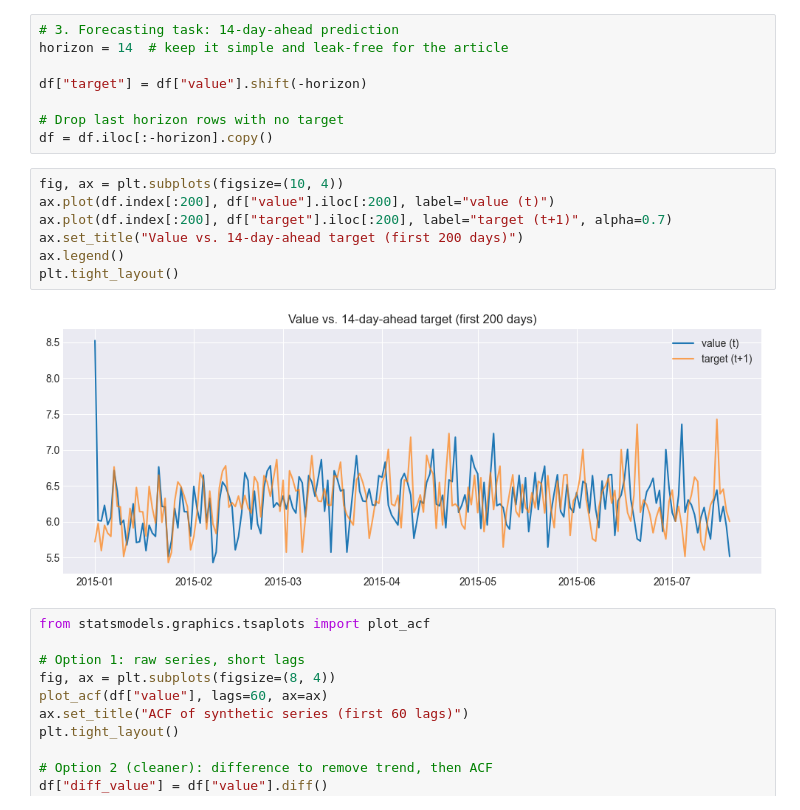
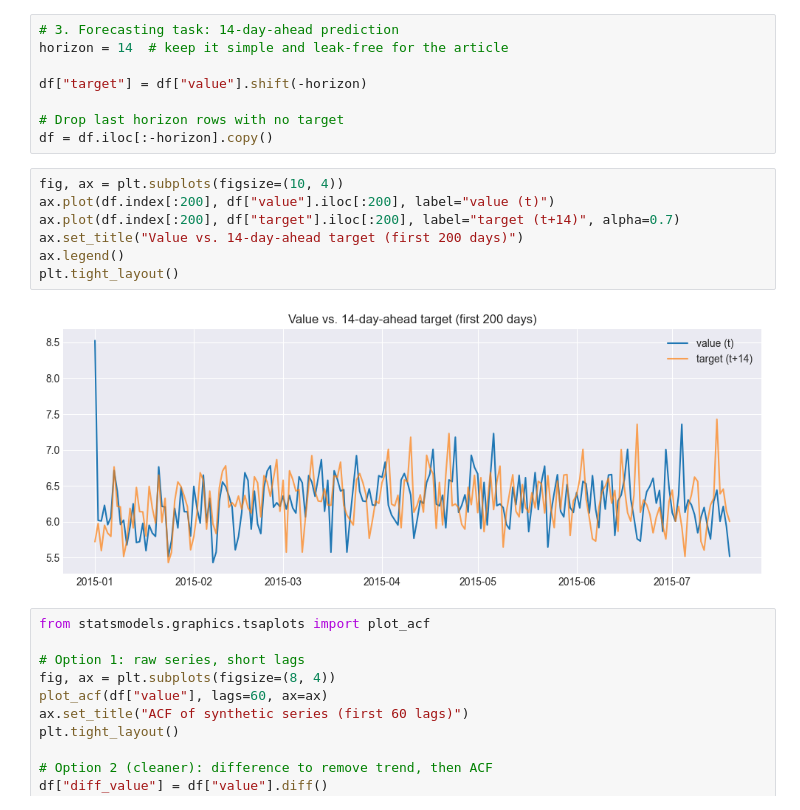
Before and after one commit to zstinnett3/feature-engineering-vs-model-complexity, a Jupyter notebook: TDS Feature Engineering.ipynb, the cells around one changed output. Drawn from its saved outputs; the diff is of its cells as text.

```diff
--- a/TDS Feature Engineering.ipynb
+++ b/TDS Feature Engineering.ipynb
@@ -198,12 +198,12 @@ df = df.iloc[:-horizon].copy()
 # %%
 fig, ax = plt.subplots(figsize=(10, 4))
 ax.plot(df.index[:200], df["value"].iloc[:200], label="value (t)")
-ax.plot(df.index[:200], df["target"].iloc[:200], label="target (t+1)", alpha=0.7)
+ax.plot(df.index[:200], df["target"].iloc[:200], label="target (t+14)", alpha=0.7)
 ax.set_title("Value vs. 14-day-ahead target (first 200 days)")
 ax.legend()
 plt.tight_layout()
 # %% [output]
-[figure, old version]
+[figure, new version]
 # %%
 from statsmodels.graphics.tsaplots import plot_acf
 
```
